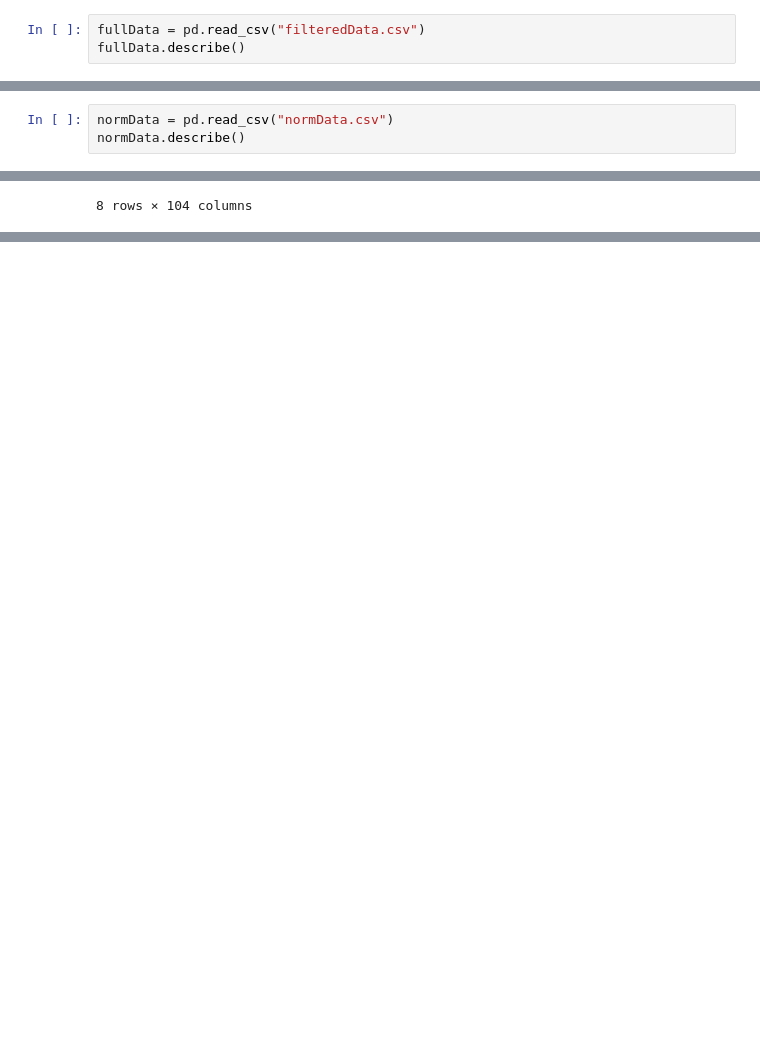
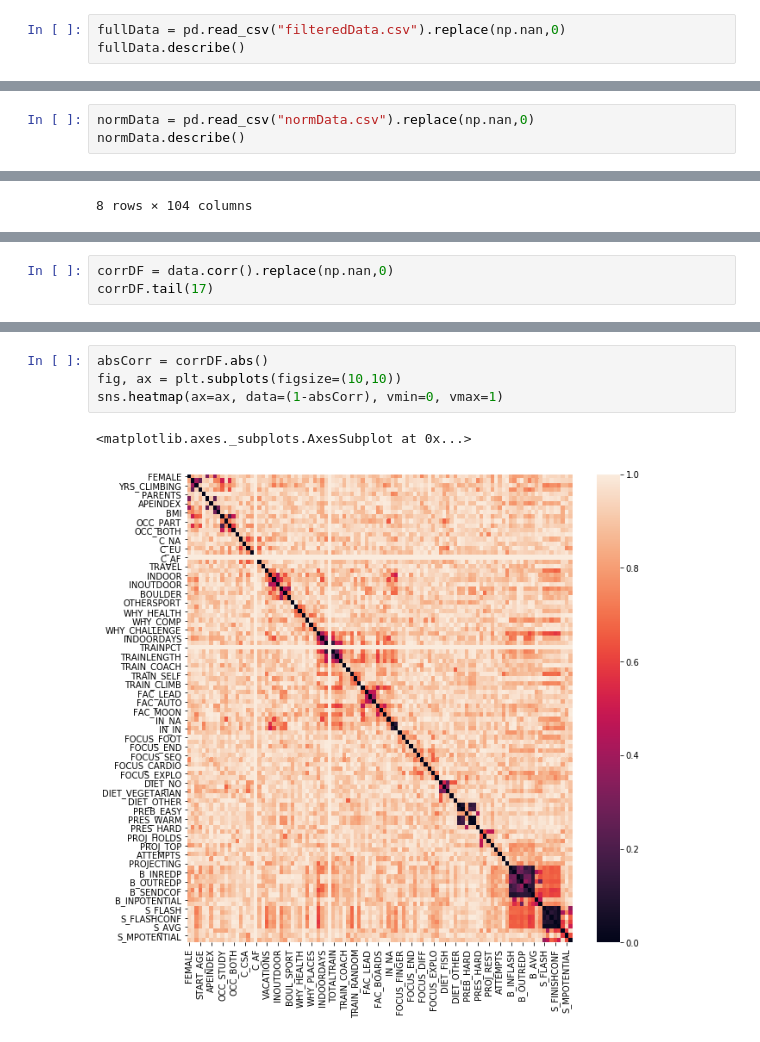
Before and after one commit to alexcasar/Data-Science-Climbing-Demo, a Jupyter notebook: 3. Correlation and feature importance.ipynb, the cells around one changed output, grey strips where cells are left out. Drawn from its saved outputs; the diff is of its cells as text; blank space fills up the shorter version.

```diff
--- a/3. Correlation and feature importance.ipynb
+++ b/3. Correlation and feature importance.ipynb
@@ -12,5 +17,5 @@ import matplotlib.pyplot as plt
 # %%
-fullData = pd.read_csv("filteredData.csv")
+fullData = pd.read_csv("filteredData.csv").replace(np.nan,0)
 fullData.describe()
 # %% [output]
 |  | FEMALE | AGE | YRS_CLIMBING | START_AGE | PARENTS | HEIGHT | APEINDEX | WEIGHT | BMI | OCC_STUDY | ... |
@@ -24,7 +29,7 @@ fullData.describe()
 | max | 1.000000 | 58.00000 | 31.000000 | 53.000000 | 1.000000 | 208.000000 | 13.000000 | 108.000000 | 27.777778 | 1.000000 | ... |
 8 rows × 104 columns
 # %%
-normData = pd.read_csv("normData.csv")
+normData = pd.read_csv("normData.csv").replace(np.nan,0)
 normData.describe()
 # %% [output]
 |  | FEMALE | AGE | YRS_CLIMBING | START_AGE | PARENTS | HEIGHT | APEINDEX | WEIGHT | BMI | OCC_STUDY | ... |
@@ -54,0 +64,3 @@ data.describe()
+# %%
+corrDF = data.corr().replace(np.nan,0)
+corrDF.tail(17)
@@ -54,0 +87,7 @@ data.describe()
+# %%
+absCorr = corrDF.abs()
+fig, ax = plt.subplots(figsize=(10,10))
+sns.heatmap(ax=ax, data=(1-absCorr), vmin=0, vmax=1)
+# %% [output]
+<matplotlib.axes._subplots.AxesSubplot at 0x...>
+[figure, added]
```
Also changed, not shown: parts of 21 cells of this notebook, 6 other files.
